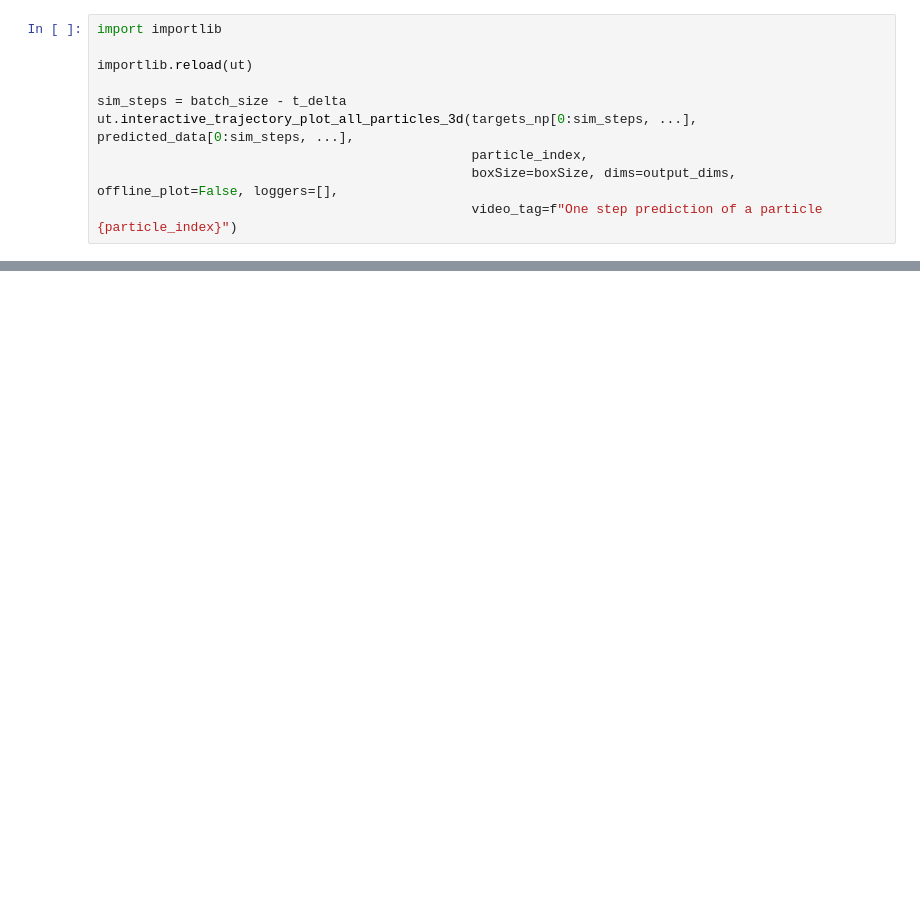
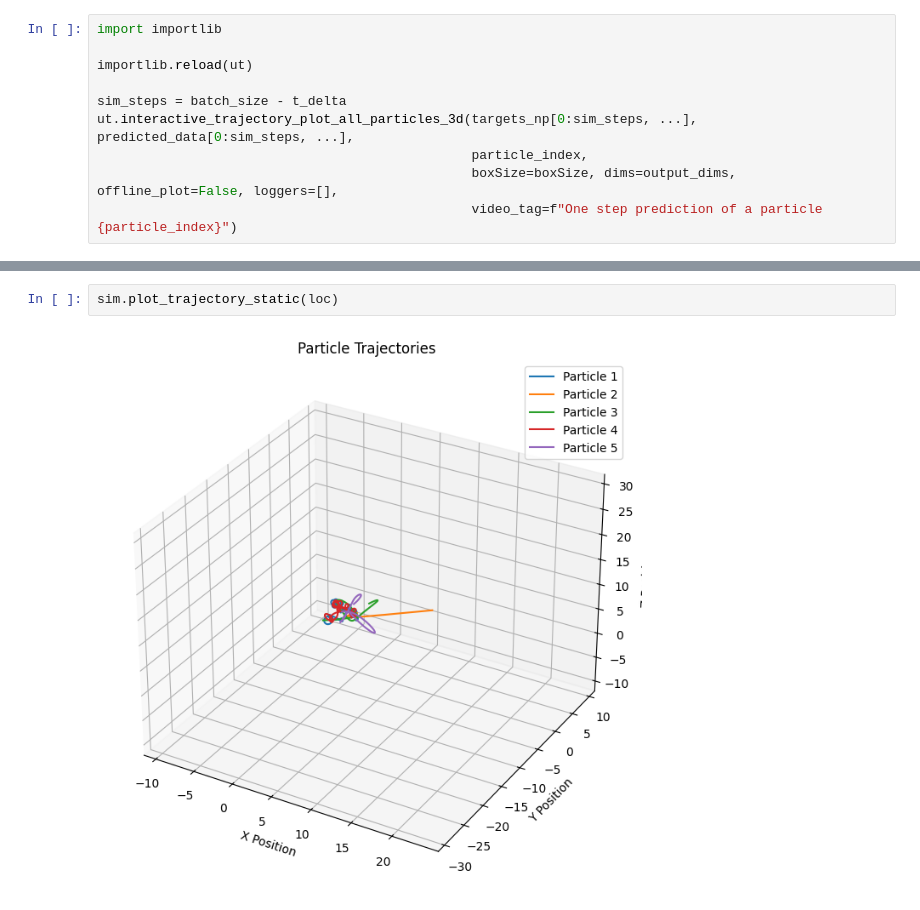
Before and after one commit to TheMightiestCarrot/n_body_approx, a Jupyter notebook: SEGNN_n_body.ipynb, the cells around one changed output, grey strips where cells are left out. Drawn from its saved outputs; the diff is of its cells as text; blank space fills up the shorter version.

```diff
--- a/SEGNN_n_body.ipynb
+++ b/SEGNN_n_body.ipynb
@@ -299,0 +345,4 @@ tensor([[[ -1.9480,   4.8764,  -3.8974],
+# %%
+sim.plot_trajectory_static(loc)
+# %% [output]
+[figure, added]
```
Also changed, not shown: parts of 15 cells of this notebook, 2 other files.
